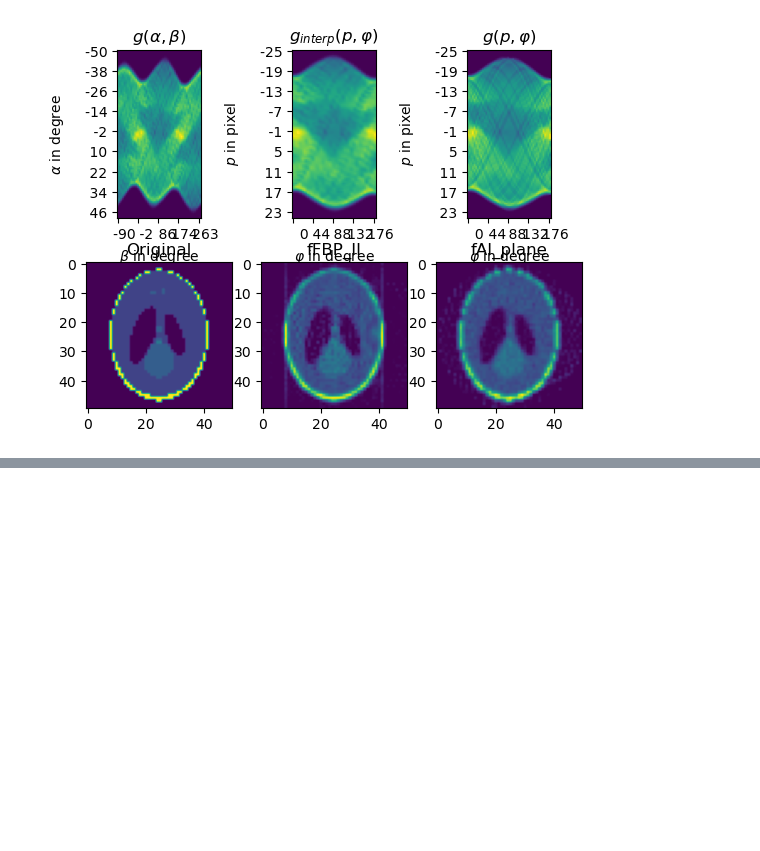
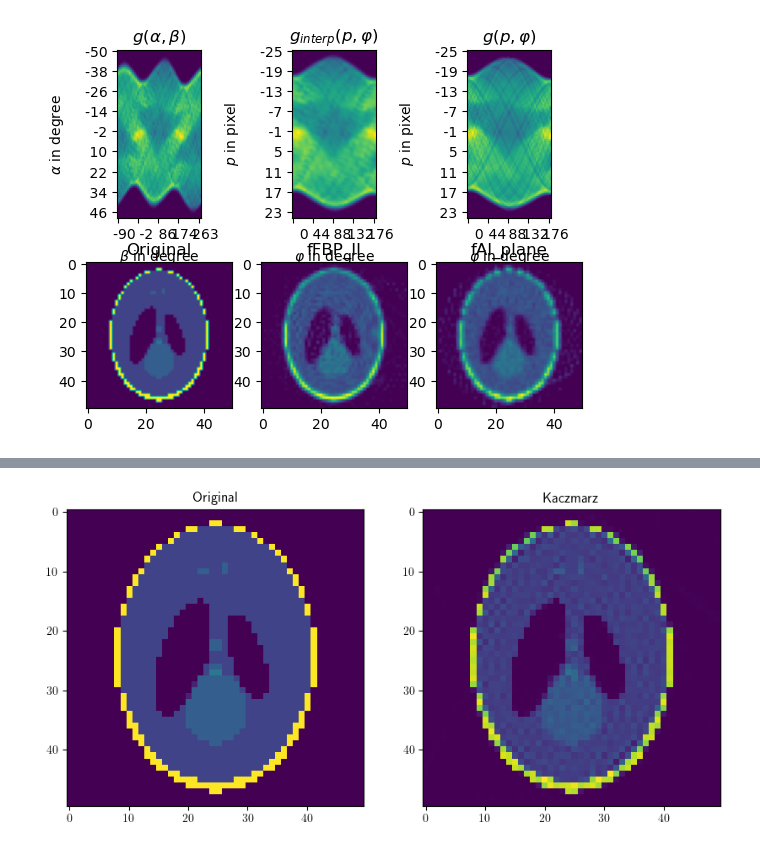
Before and after one commit to GaelRigaud/XRay-Transform, a Jupyter notebook: CTfanbeam-plane.ipynb, the cells around one changed output, grey strips where cells are left out. Drawn from its saved outputs; the diff is of its cells as text; code cells hidden in the pictures; blank space fills up the shorter version.

```diff
--- a/CTfanbeam-plane.ipynb
+++ b/CTfanbeam-plane.ipynb
@@ -113,0 +146,10 @@ plt.show()
+# %%
+fK = Xplane.ART(gplane,sweeps=5)
+fig, (ax1, ax2) = plt.subplots(1, 2, num=3)
+fig.set_size_inches(10,6)
+ax1.imshow(f0)
+ax1.set_title('Original')
+ax2.imshow(fK)
+ax2.set_title('Kaczmarz')
+plt.show()
+# %% [output]
@@ -113,0 +157 @@ plt.show()
+[figure, added]
```
Also changed, not shown: parts of 4 cells of this notebook, 3 other files.
